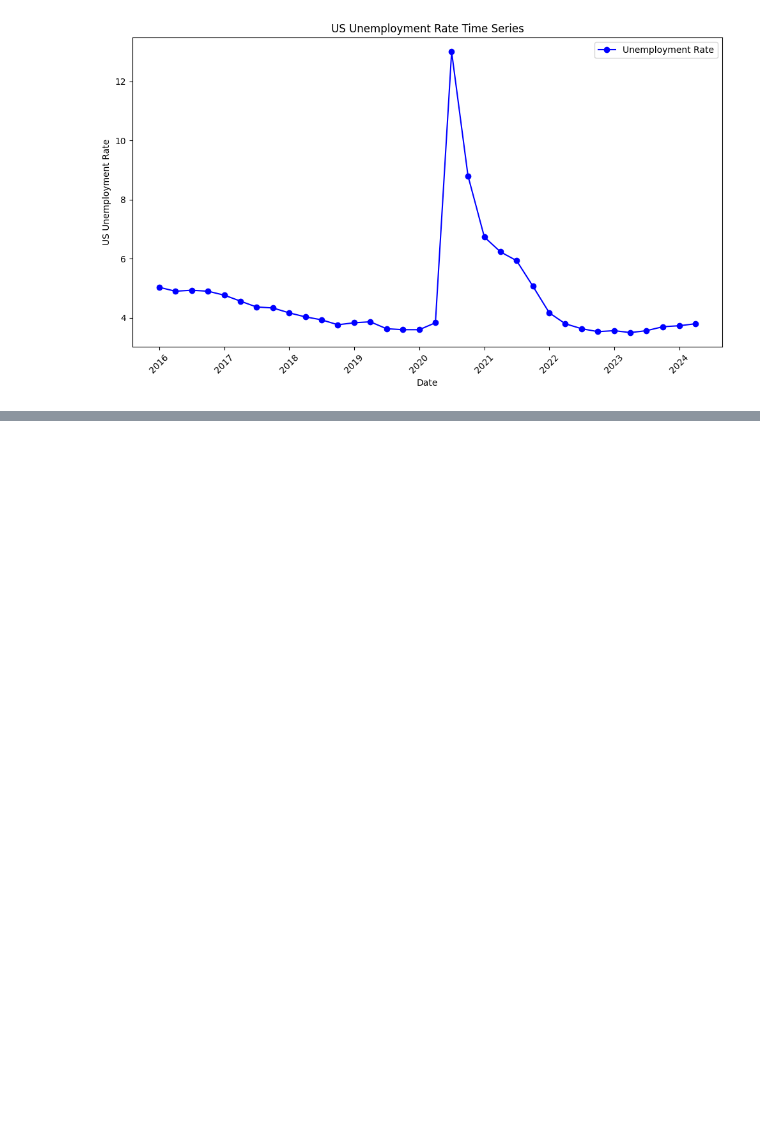
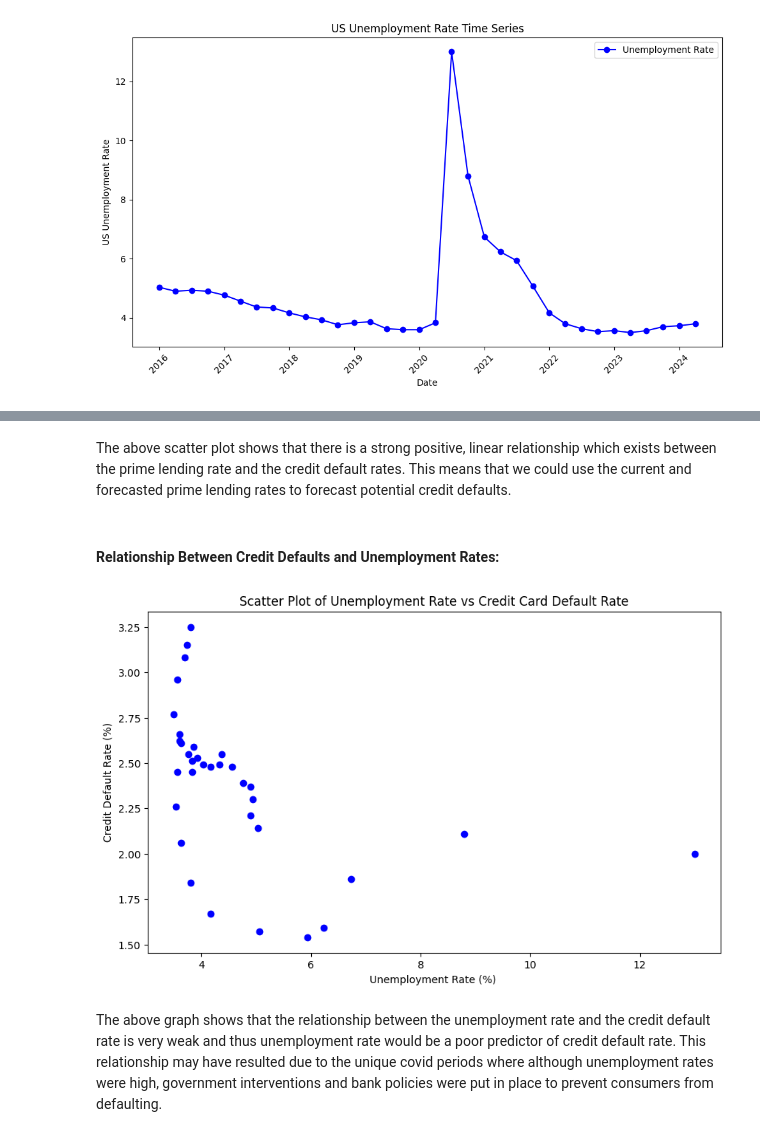
Before and after one commit to dylanvz95/WQU-FD-GWP, a Jupyter notebook: GWP1/DVZ_Step4_and_5.ipynb, the cells around one changed output, grey strips where cells are left out. Saved outputs shown, nothing was run; the diff lists cells and outputs as text; code cells hidden in the pictures; blank space fills up the shorter version.

```diff
--- a/GWP1/DVZ_Step4_and_5.ipynb
+++ b/GWP1/DVZ_Step4_and_5.ipynb
@@ -273,0 +303,20 @@ plt.show()
+# %% [markdown]
+The above scatter plot shows that there is a strong positive, linear relationship which exists between the prime lending rate and the credit default rates. This means that we could use the current and forecasted prime lending rates to forecast potential credit defaults.
+# %% [markdown]
+#### Relationship Between Credit Defaults and Unemployment Rates:
+# %%
+plt.figure(figsize=(10, 6))
+plt.scatter(combined_df['unemployment_rate'], combined_df['credit_default_rate'], color='blue', marker='o')
+
+# Add titles and labels
+plt.title('Scatter Plot of Unemployment Rate vs Credit Card Default Rate')
+plt.xlabel('Unemployment Rate (%) ')
+plt.ylabel('Credit Default Rate (%)')
+plt.grid(visible=False)
+
+# Show the plot
+plt.show()
+# %% [output]
+[figure, added]
+# %% [markdown]
+The above graph shows that the relationship between the unemployment rate and the credit default rate is very weak and thus unemployment rate would be a poor predictor of credit default rate. This relationship may have resulted due to the unique covid periods where although unemployment rates were high, government interventions and bank policies were put in place to prevent consumers from defaulting.
```
Also changed, not shown: parts of 8 cells of this notebook.
